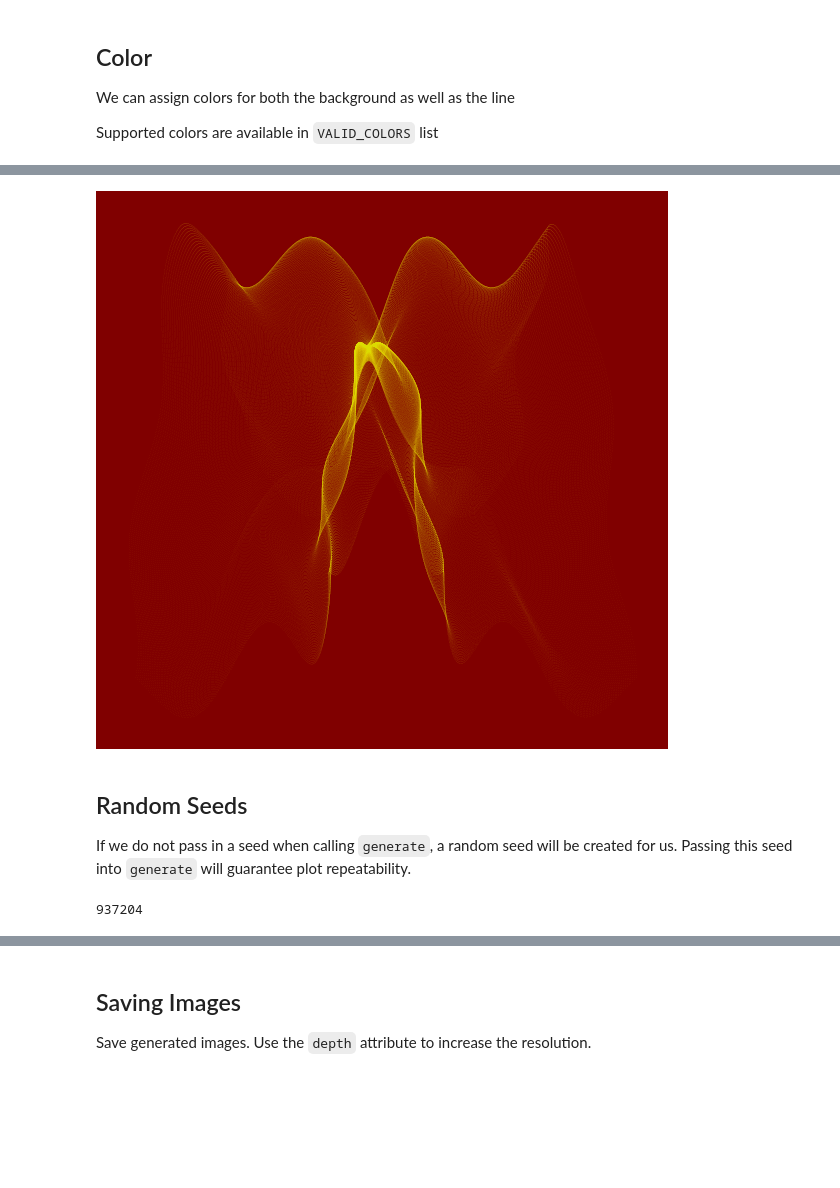
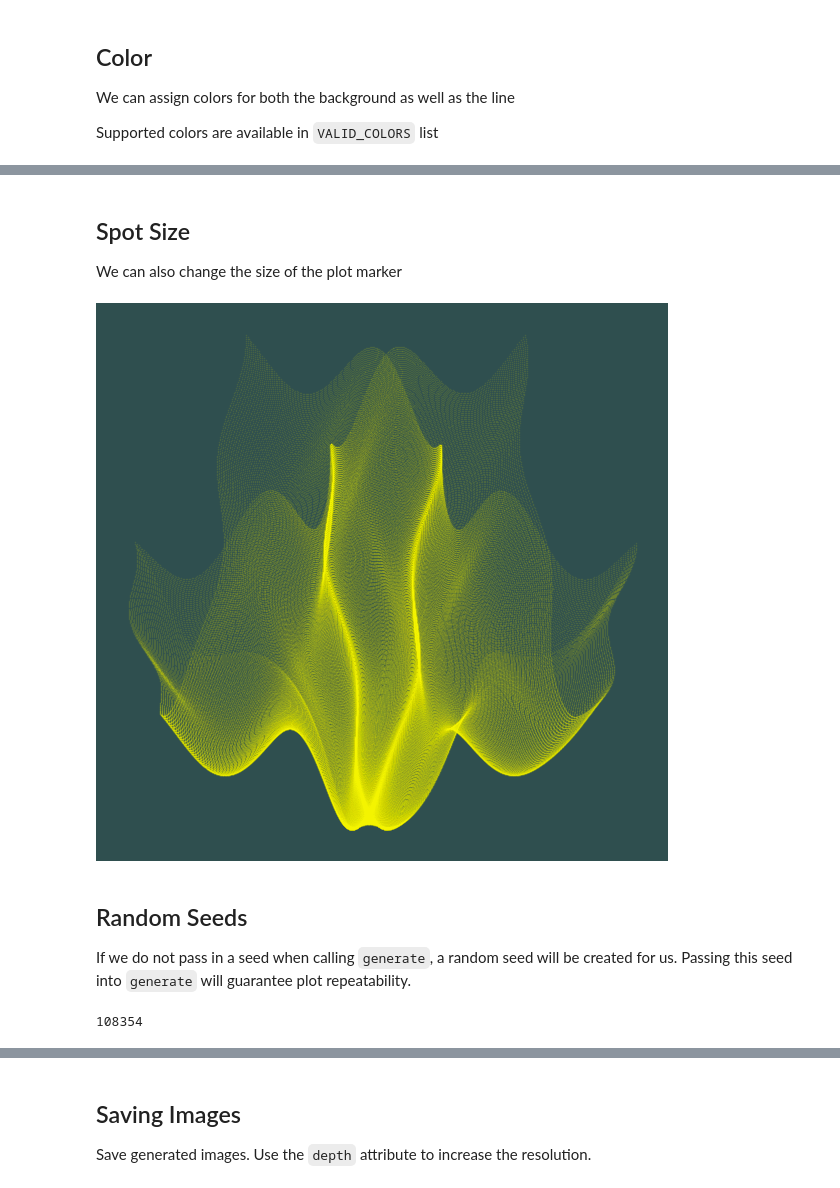
Before and after one commit to sepandhaghighi/samila, a Jupyter notebook: examples/demo.ipynb, the cells around one changed output, grey strips where cells are left out. Drawn from its saved outputs; the diff is of its cells as text; code cells hidden in the pictures; blank space fills up the shorter version.

```diff
--- a/examples/demo.ipynb
+++ b/examples/demo.ipynb
@@ -82,14 +83,19 @@ Supported colors are available in `VALID_COLORS` list
+# %% [markdown]
+## Spot Size
+
+We can also change the size of the plot marker
 # %%
 g = GenerativeImage(f1, f2)
 g.generate()
-g.plot(color="yellow", bgcolor="maroon")
+g.plot(color="yellow", bgcolor="darkslategray", spot_size=0.25, )
 plt.show()
 # %% [output]
-[figure, old version]
+[figure, new version]
 # %% [markdown]
 ## Random Seeds
 If we do not pass in a seed when calling `generate`, a random seed will be created for us. Passing this seed into `generate` will guarantee plot repeatability.
 # %%
-print(g.seed)
+seed = g.seed
+print(seed)
 # %% [output]
-937204
+108354
```
Also changed, not shown: parts of 8 cells of this notebook.
